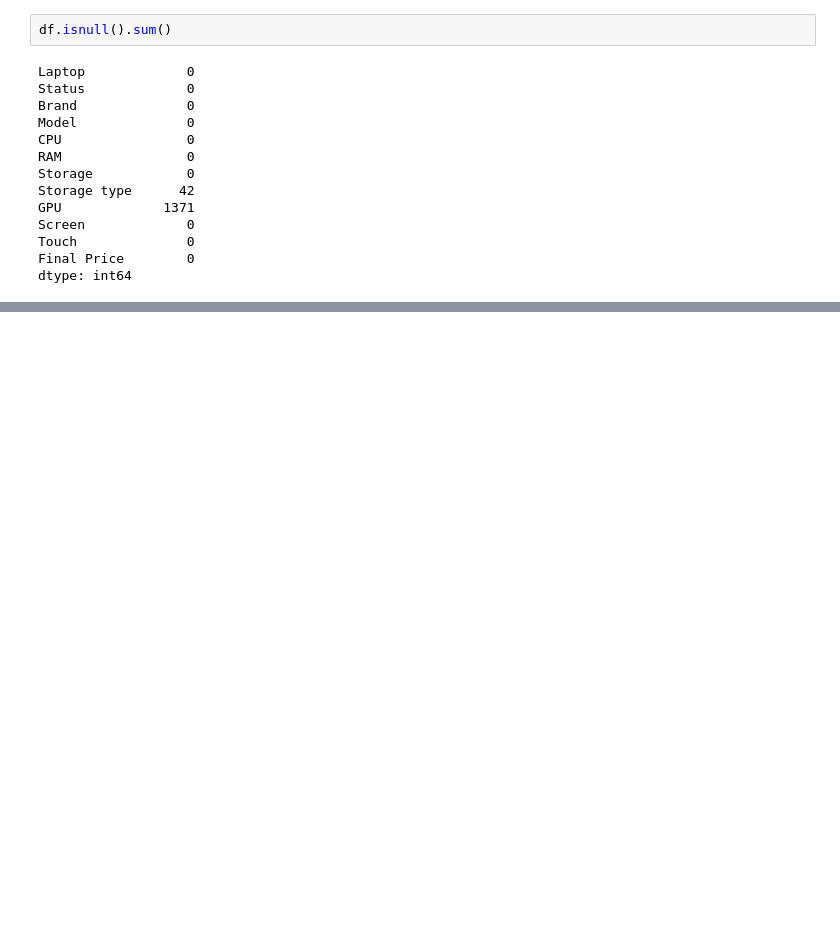
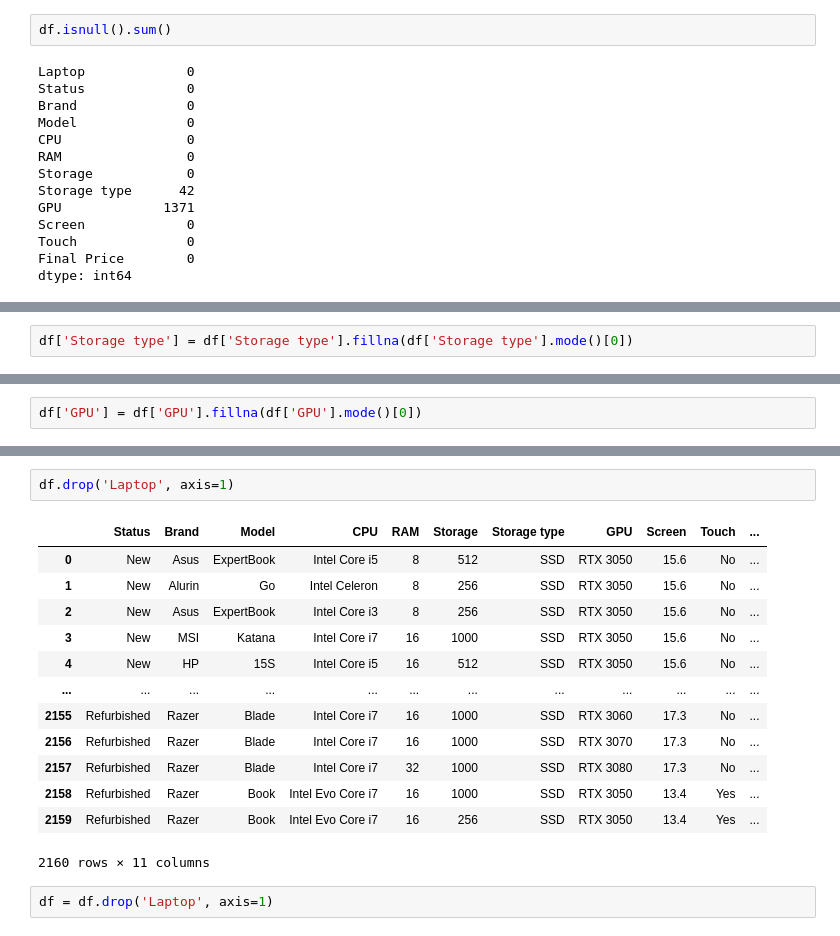
Before and after one commit to imaneboulahya/ml-learning, a Jupyter notebook: notebook_02.ipynb, the cells around one changed output, grey strips where cells are left out. Drawn from its saved outputs; the diff is of its cells as text; blank space fills up the shorter version.

```diff
--- a/notebook_02.ipynb
+++ b/notebook_02.ipynb
@@ -74,0 +79,2 @@ df['Screen'].median()
+# %%
+df['Storage type'] = df['Storage type'].fillna(df['Storage type'].mode()[0])
@@ -74,0 +97,2 @@ df['Screen'].median()
+# %%
+df['GPU'] = df['GPU'].fillna(df['GPU'].mode()[0])
@@ -74,0 +124,18 @@ df['Screen'].median()
+# %%
+df.drop('Laptop', axis=1)
+# %% [output]
+|  | Status | Brand | Model | CPU | RAM | Storage | Storage type | GPU | Screen | Touch | ... |
+| 0 | New | Asus | ExpertBook | Intel Core i5 | 8 | 512 | SSD | RTX 3050 | 15.6 | No | ... |
+| 1 | New | Alurin | Go | Intel Celeron | 8 | 256 | SSD | RTX 3050 | 15.6 | No | ... |
+| 2 | New | Asus | ExpertBook | Intel Core i3 | 8 | 256 | SSD | RTX 3050 | 15.6 | No | ... |
+| 3 | New | MSI | Katana | Intel Core i7 | 16 | 1000 | SSD | RTX 3050 | 15.6 | No | ... |
+| 4 | New | HP | 15S | Intel Core i5 | 16 | 512 | SSD | RTX 3050 | 15.6 | No | ... |
+| ... | ... | ... | ... | ... | ... | ... | ... | ... | ... | ... | ... |
+| 2155 | Refurbished | Razer | Blade | Intel Core i7 | 16 | 1000 | SSD | RTX 3060 | 17.3 | No | ... |
+| 2156 | Refurbished | Razer | Blade | Intel Core i7 | 16 | 1000 | SSD | RTX 3070 | 17.3 | No | ... |
+| 2157 | Refurbished | Razer | Blade | Intel Core i7 | 32 | 1000 | SSD | RTX 3080 | 17.3 | No | ... |
+| 2158 | Refurbished | Razer | Book | Intel Evo Core i7 | 16 | 1000 | SSD | RTX 3050 | 13.4 | Yes | ... |
+| 2159 | Refurbished | Razer | Book | Intel Evo Core i7 | 16 | 256 | SSD | RTX 3050 | 13.4 | Yes | ... |
+2160 rows × 11 columns
+# %%
+df = df.drop('Laptop', axis=1)
```
Also changed, not shown: parts of 40 cells of this notebook.
